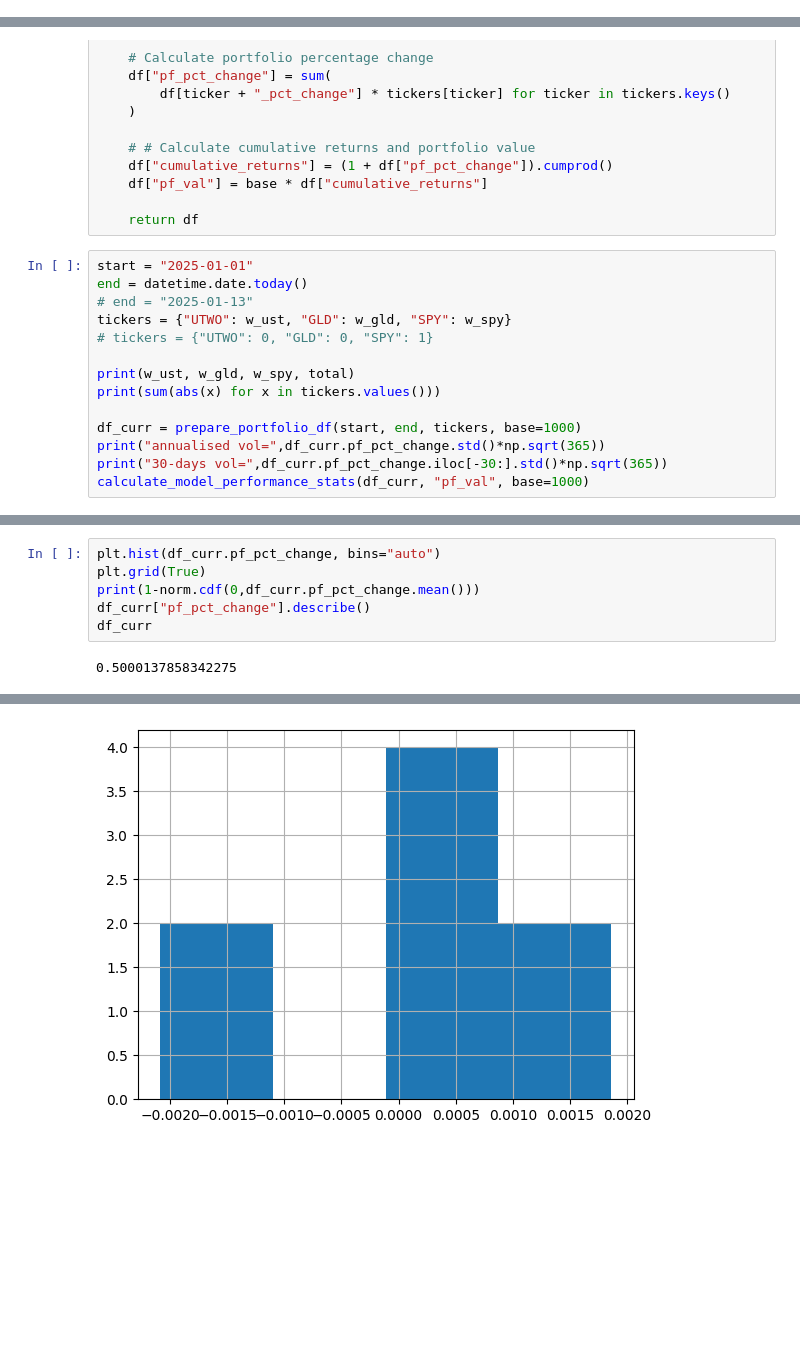
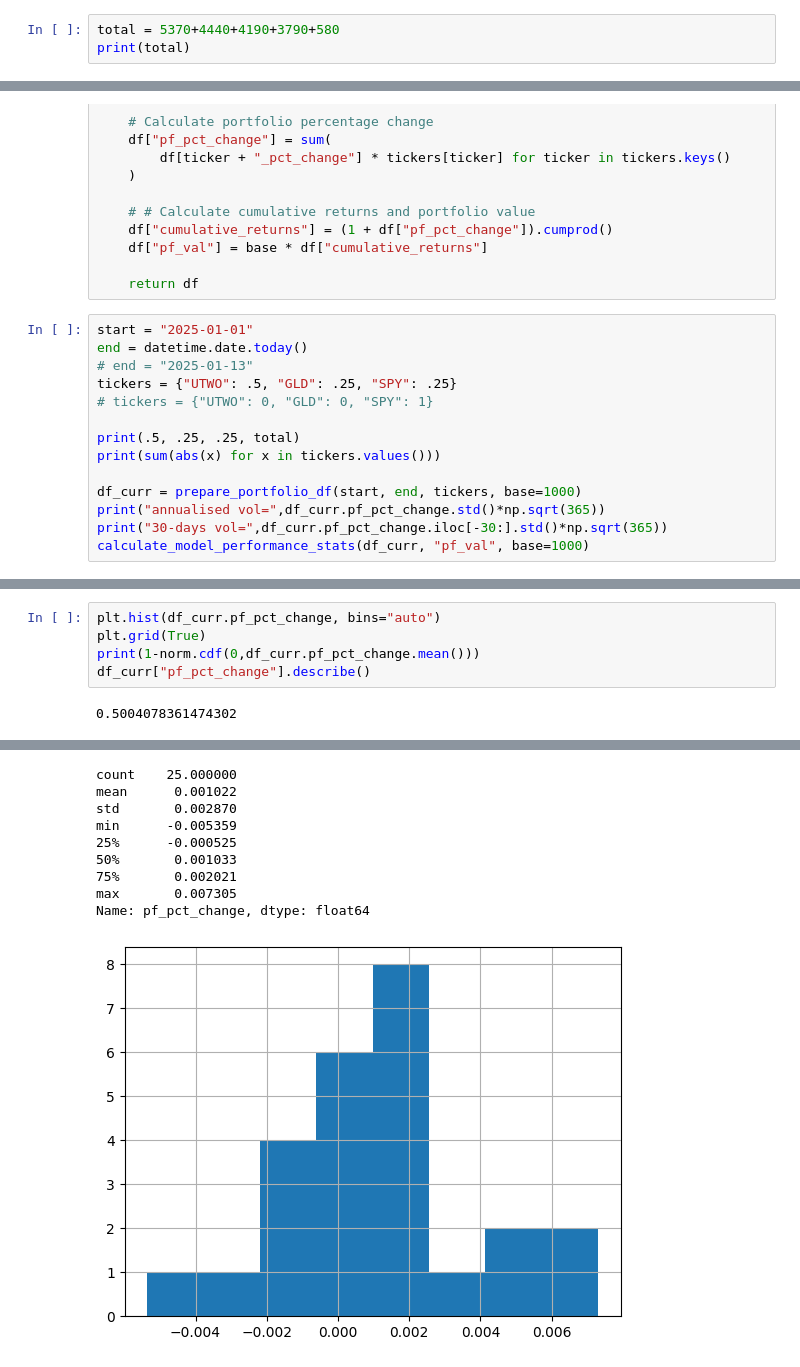
Before and after one commit to mstee37/portfolio-construction-tools, a Jupyter notebook: my_pf.ipynb, the cells around one changed output, grey strips where cells are left out. Drawn from its saved outputs; the diff is of its cells as text; blank space fills up the shorter version.

```diff
--- a/my_pf.ipynb
+++ b/my_pf.ipynb
@@ -18,0 +10,3 @@ print(w_ust, w_gld, w_spy)
+# %%
+total = 5370+4440+4190+3790+580
+print(total)
@@ -68,10 +64,10 @@ def prepare_portfolio_df(start, end, tickers, base=1000):
 start = "2025-01-01"
 end = datetime.date.today()
 # end = "2025-01-13"
-tickers = {"UTWO": w_ust, "GLD": w_gld, "SPY": w_spy}
+tickers = {"UTWO": .5, "GLD": .25, "SPY": .25}
 # tickers = {"UTWO": 0, "GLD": 0, "SPY": 1}
 
-print(w_ust, w_gld, w_spy, total)
+print(.5, .25, .25, total)
 print(sum(abs(x) for x in tickers.values()))
 
 df_curr = prepare_portfolio_df(start, end, tickers, base=1000)
@@ -95,6 +91,5 @@ plt.hist(df_curr.pf_pct_change, bins="auto")
 plt.grid(True)
 print(1-norm.cdf(0,df_curr.pf_pct_change.mean()))
 df_curr["pf_pct_change"].describe()
-df_curr
 # %% [output]
-0.5000137858342275
+0.5004078361474302
@@ -110,4 +96,13 @@ df_curr
+count    25.000000
+mean      0.001022
+std       0.002870
+min      -0.005359
+25%      -0.000525
+50%       0.001033
+75%       0.002021
+max       0.007305
+Name: pf_pct_change, dtype: float64
-[figure, old version]
+[figure, new version]
 # %%
 start = "2025-01-01"
 end = datetime.date.today()
```
Also changed, not shown: parts of 11 cells of this notebook, 3 other files.
